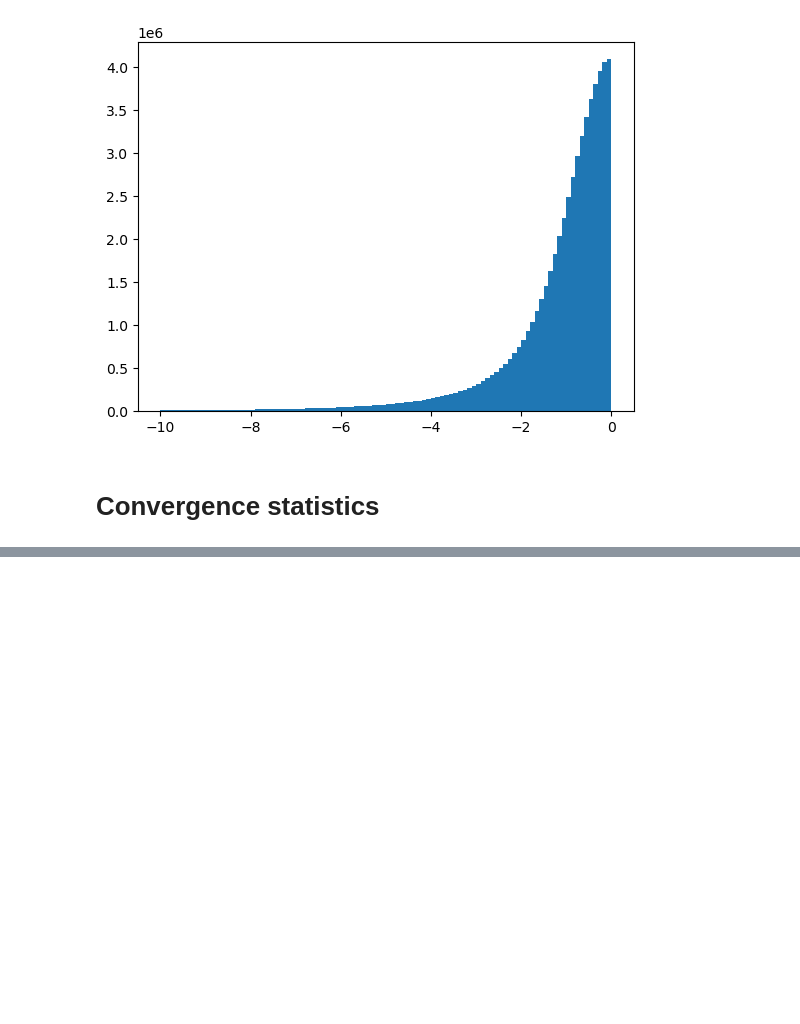
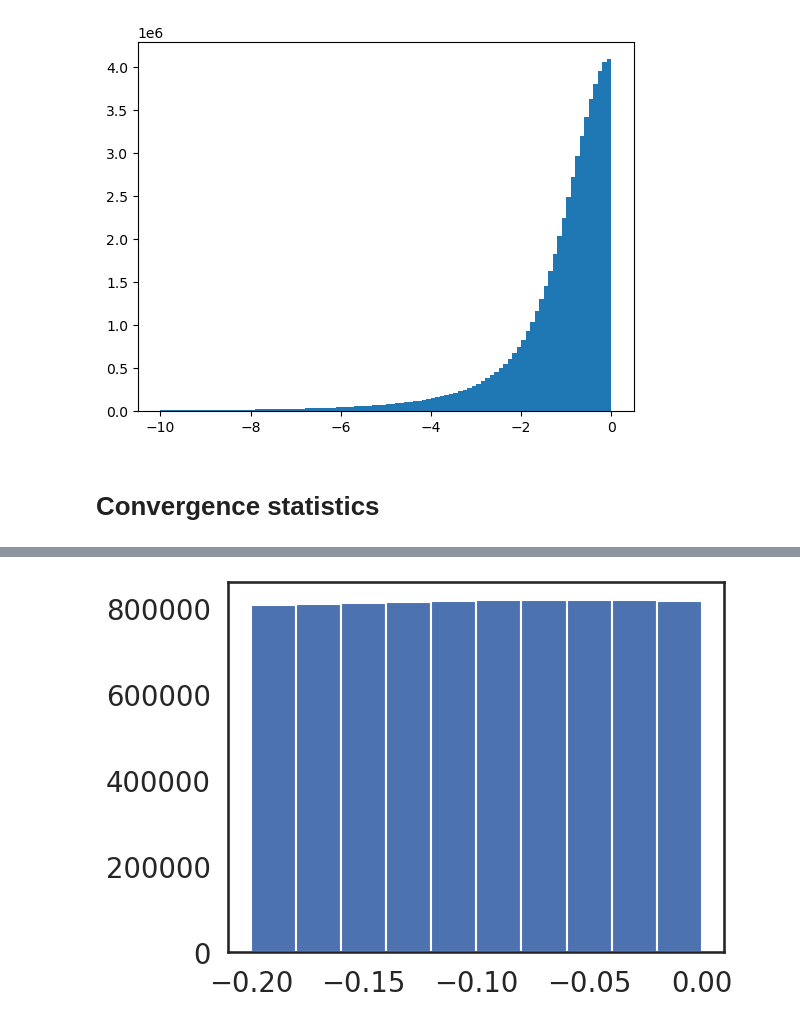
Before and after one commit to dmnburrows/empirical_dynamic_modelling, a Jupyter notebook: CCM_converge.ipynb, the cells around one changed output, grey strips where cells are left out. Cells and saved outputs as stored; diff of their text form; code cells hidden in the pictures; blank space fills up the shorter version.

```diff
--- a/CCM_converge.ipynb
+++ b/CCM_converge.ipynb
@@ -353,0 +316,19 @@ def conv_check_h5(curr_l=None, n_int=3, int_l = [1.2, 1.4, 1.8], ratio_val=-0.2)
+# %%
+#sanity check for non-monotonic
+sli=(np.diff(curr,axis=0) > 0)
+cols_with_true = np.any(sli, axis=0)
+cols_indices = np.where(cols_with_true)[0]
+go=curr[:,cols_indices] #remaining convergences with 1 negative slope
+difs = np.diff(go,axis=0)*-1
+arr = difs.copy()
+arr[arr < 0] = np.nan                # mask negatives directly in the array (in-place)
+mean_pos = np.nanmean(arr, axis=0)  # mean across rows, ignoring NaNs
+row_indices = (difs < 0).argmax(axis=0)
+po_neg_values = difs[row_indices, np.arange(difs.shape[1])] #returns values of all negative in po
+ratio=po_neg_values/mean_pos #ratio is ratio of negative / mean pos
+assert min(ratio) > ratio_val, 'ratio val calculation failed'
+
+plt.hist(ratio)
+plt.show()
+# %% [output]
+[figure, added]
```
Also changed, not shown: parts of 27 cells of this notebook, 2 other files.
